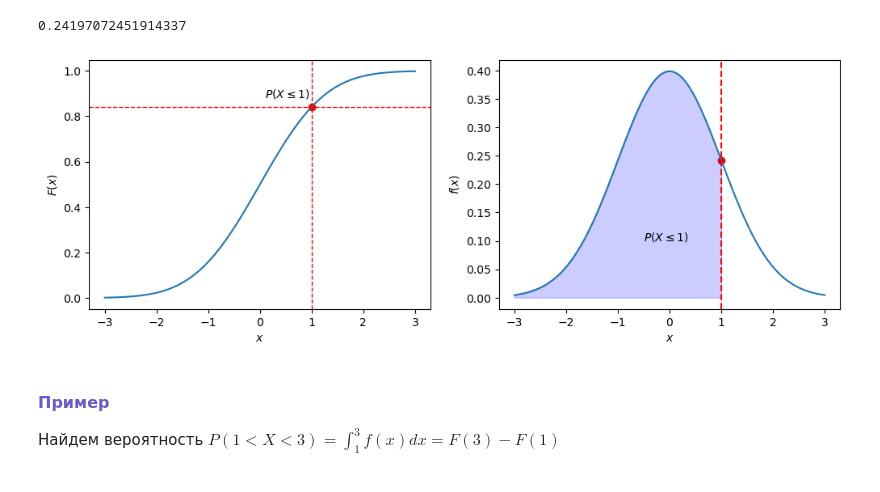
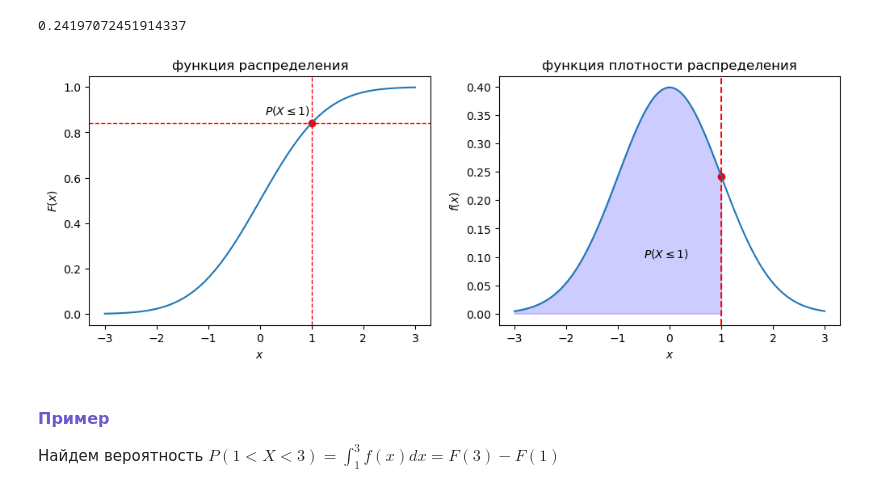
Before and after one commit to TanXmas/ProbabilityTheory_and_Statistics, a Jupyter notebook: PT_03_Continuous random variable.ipynb, the cells around one changed output. Saved outputs shown, nothing was run; the diff lists cells and outputs as text; code cells hidden in the pictures.

```diff
--- a/PT_03_Continuous random variable.ipynb
+++ b/PT_03_Continuous random variable.ipynb
@@ -188,10 +190,6 @@ y\,' < 0 & \quad \text{if } x > a
 <br>
 $\displaystyle y\,'' = 0 \text{ if } x = a \pm \sigma$ и при переходе через эти точки она меняет знак. В обеих этих точках значение функции равно $\displaystyle \frac{1}{\sigma\sqrt{2\pi e}}$. Таким образом, точки графика $\displaystyle \left(a-\sigma,\frac{1}{\sigma\sqrt{2\pi e}}\right)$ и $\displaystyle \left(a+\sigma,\frac{1}{\sigma\sqrt{2\pi e}}\right)$ являются точками перегиба.
 <br><br>
-# %%
-a, S = 0, 1
-norm0 = stats.norm(loc=a, scale=S)
-#sample = norm0.rvs(1000)
 # %%
 plt.figure(figsize = [6*2, 4])
 
@@ -278,34 +282,36 @@ ft
 # %%
 plt.figure(figsize = [6*2, 4])
 x = np.linspace(-3, 3, 100)
 
 cdf = norm0.cdf(x)
 
 plt.subplot(1, 2, 1)
 plt.plot(x, cdf)
 plt.scatter([t], [Ft], color="red");
 plt.text(t-0.9, Ft+0.04, f'$P(X \leq {t})$')
 plt.axvline(t, color='red', linestyle="--", lw=1);
 plt.axhline(Ft, color='red', linestyle="--", lw=1);
 
 plt.ylabel('$F(x)$')
-plt.xlabel('$x$');
+plt.xlabel('$x$')
+plt.title('функция распределения')
 
 
 pdf = norm0.pdf(x)
 
 plt.subplot(1, 2, 2)
 plt.plot(x, pdf)
 plt.scatter([t], [ft], color="red");
 plt.axvline(t, color='red', linestyle="--", lw=1.5);
 xt = np.linspace(-3, t, 100)
 yt = norm0.pdf(xt)
 plt.fill_between(xt, 0, yt, color='blue', alpha=0.2)
 plt.text(-0.5, 0.1, f'$P(X \leq {t})$')
 plt.ylabel('$f(x)$')
-plt.xlabel('$x$');
+plt.xlabel('$x$')
+plt.title('функция плотности распределения');
 # %% [output]
-[figure, old version]
+[figure, new version]
 # %% [markdown]
 ##### <font color = SlateBlue size = 3> Пример </font>
 
```
Also changed, not shown: parts of 5 cells of this notebook.
